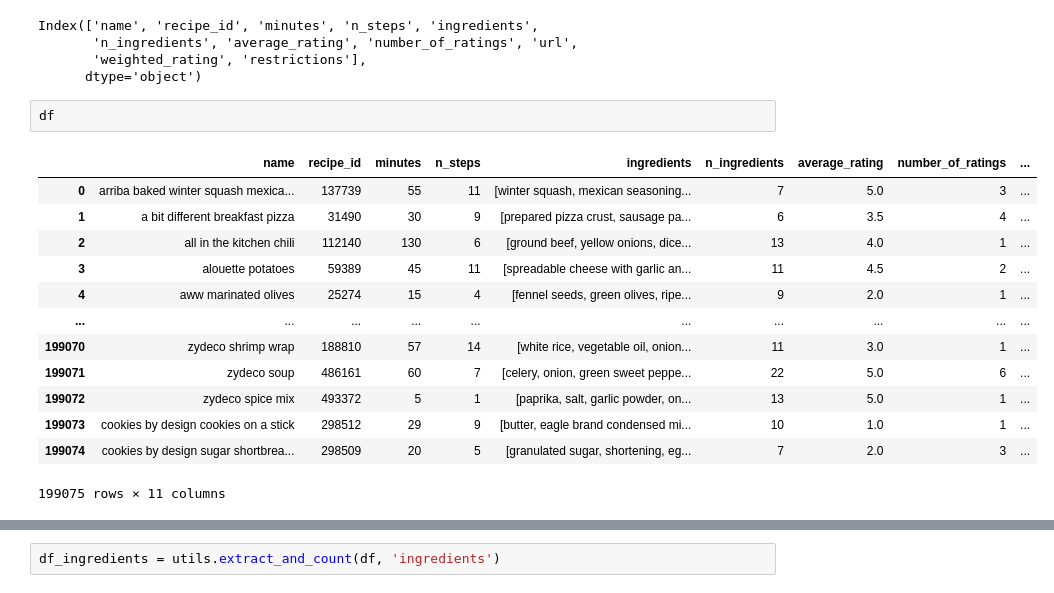
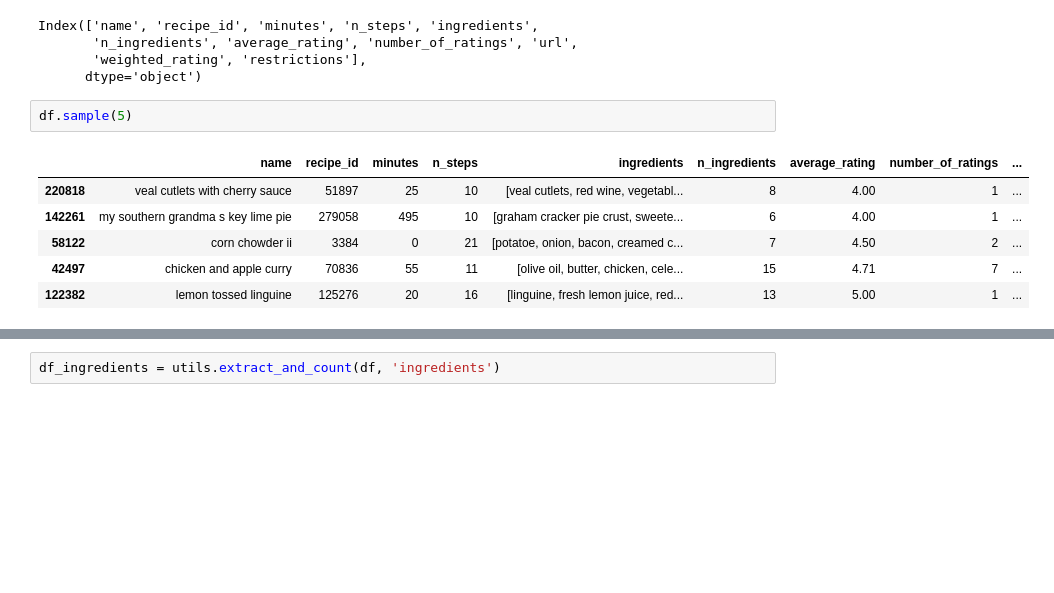
Before and after one commit to amirg33/5_project-V-Final-project_foody, a Jupyter notebook: src/filtering_testing.ipynb, the cells around one changed output, grey strips where cells are left out. Cells and saved outputs as stored; diff of their text form; blank space fills up the shorter version.

```diff
--- a/src/filtering_testing.ipynb
+++ b/src/filtering_testing.ipynb
@@ -22,18 +22,11 @@ Index(['name', 'recipe_id', 'minutes', 'n_steps', 'ingredients',
        'weighted_rating', 'restrictions'],
       dtype='object')
 # %%
-df
+df.sample(5)
 # %% [output]
 |  | name | recipe_id | minutes | n_steps | ingredients | n_ingredients | average_rating | number_of_ratings | ... |
-| 0 | arriba baked winter squash mexica... | 137739 | 55 | 11 | [winter squash, mexican seasoning... | 7 | 5.0 | 3 | ... |
-| 1 | a bit different breakfast pizza | 31490 | 30 | 9 | [prepared pizza crust, sausage pa... | 6 | 3.5 | 4 | ... |
-| 2 | all in the kitchen chili | 112140 | 130 | 6 | [ground beef, yellow onions, dice... | 13 | 4.0 | 1 | ... |
-| 3 | alouette potatoes | 59389 | 45 | 11 | [spreadable cheese with garlic an... | 11 | 4.5 | 2 | ... |
-| 4 | aww marinated olives | 25274 | 15 | 4 | [fennel seeds, green olives, ripe... | 9 | 2.0 | 1 | ... |
-| ... | ... | ... | ... | ... | ... | ... | ... | ... | ... |
-| 199070 | zydeco shrimp wrap | 188810 | 57 | 14 | [white rice, vegetable oil, onion... | 11 | 3.0 | 1 | ... |
-| 199071 | zydeco soup | 486161 | 60 | 7 | [celery, onion, green sweet peppe... | 22 | 5.0 | 6 | ... |
-| 199072 | zydeco spice mix | 493372 | 5 | 1 | [paprika, salt, garlic powder, on... | 13 | 5.0 | 1 | ... |
-| 199073 | cookies by design cookies on a stick | 298512 | 29 | 9 | [butter, eagle brand condensed mi... | 10 | 1.0 | 1 | ... |
-| 199074 | cookies by design sugar shortbrea... | 298509 | 20 | 5 | [granulated sugar, shortening, eg... | 7 | 2.0 | 3 | ... |
+| 220818 | veal cutlets with cherry sauce | 51897 | 25 | 10 | [veal cutlets, red wine, vegetabl... | 8 | 4.00 | 1 | ... |
+| 142261 | my southern grandma s key lime pie | 279058 | 495 | 10 | [graham cracker pie crust, sweete... | 6 | 4.00 | 1 | ... |
+| 58122 | corn chowder ii | 3384 | 0 | 21 | [potatoe, onion, bacon, creamed c... | 7 | 4.50 | 2 | ... |
+| 42497 | chicken and apple curry | 70836 | 55 | 11 | [olive oil, butter, chicken, cele... | 15 | 4.71 | 7 | ... |
+| 122382 | lemon tossed linguine | 125276 | 20 | 16 | [linguine, fresh lemon juice, red... | 13 | 5.00 | 1 | ... |
-199075 rows × 11 columns
```
Also changed, not shown: parts of 1 cell of this notebook, 16 other files.
